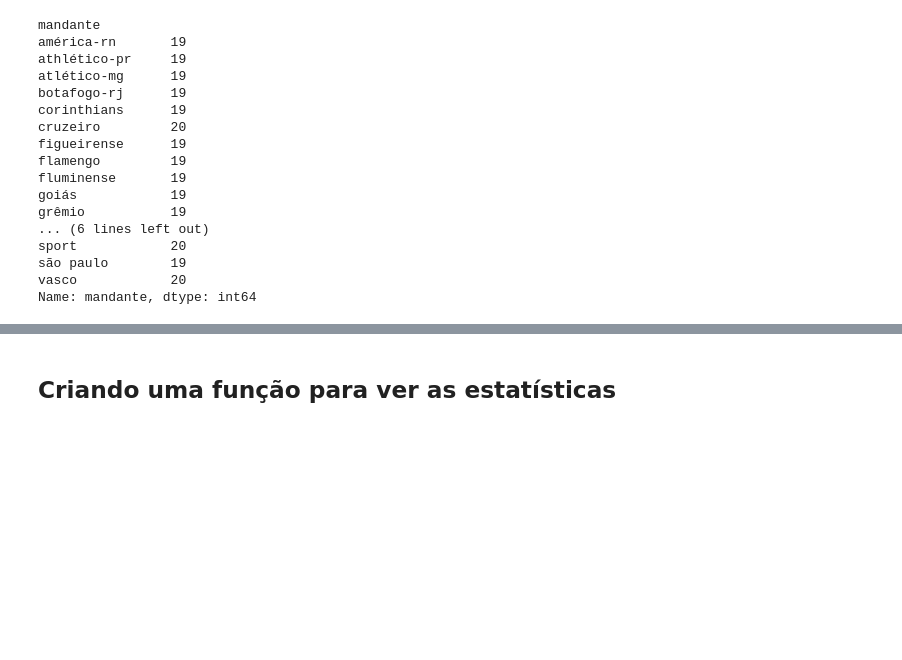
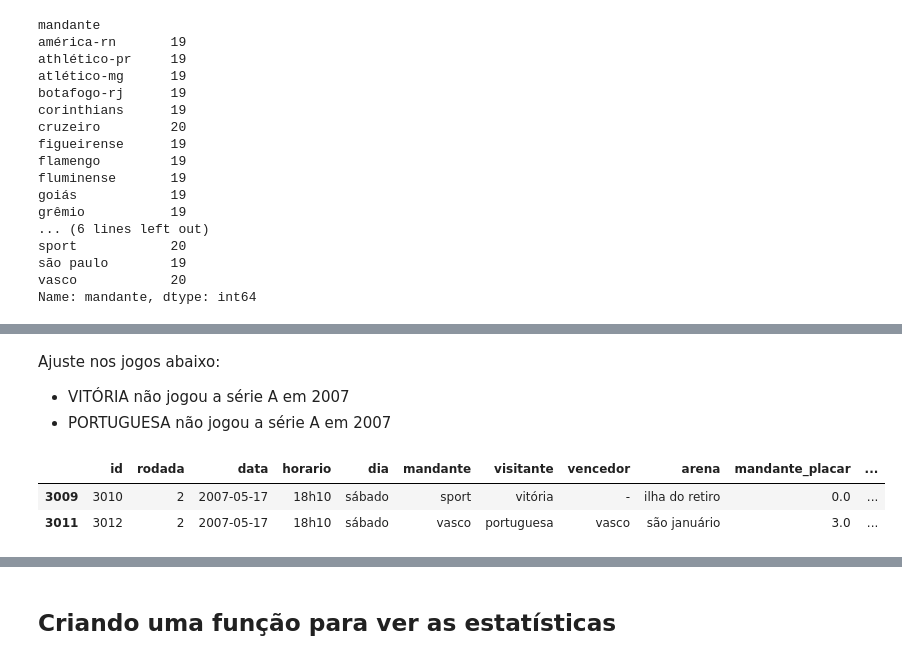
Before and after one commit to FelipeGBarreto/Campeonato_Brasileiro, a Jupyter notebook: BRASILEIRÃO.ipynb, the cells around one changed output, grey strips where cells are left out. Saved outputs shown, nothing was run; the diff lists cells and outputs as text; code cells hidden in the pictures; blank space fills up the shorter version.

```diff
--- a/BRASILEIRÃO.ipynb
+++ b/BRASILEIRÃO.ipynb
@@ -320,0 +290,12 @@ times[times.vencedor == time_escolhido]
+# %% [markdown]
+Ajuste nos jogos abaixo:
+
+- VITÓRIA não jogou a série A em 2007
+- PORTUGUESA não jogou a série A em 2007
+# %%
+times[(times.temporada == 'temporada_2007') &
+      ((times.visitante == 'vitória') | (times.visitante == 'portuguesa'))]
+# %% [output]
+|  | id | rodada | data | horario | dia | mandante | visitante | vencedor | arena | mandante_placar | ... |
+| 3009 | 3010 | 2 | 2007-05-17 | 18h10 | sábado | sport | vitória | - | ilha do retiro | 0.0 | ... |
+| 3011 | 3012 | 2 | 2007-05-17 | 18h10 | sábado | vasco | portuguesa | vasco | são januário | 3.0 | ... |
```
Also changed, not shown: parts of 30 cells of this notebook.
